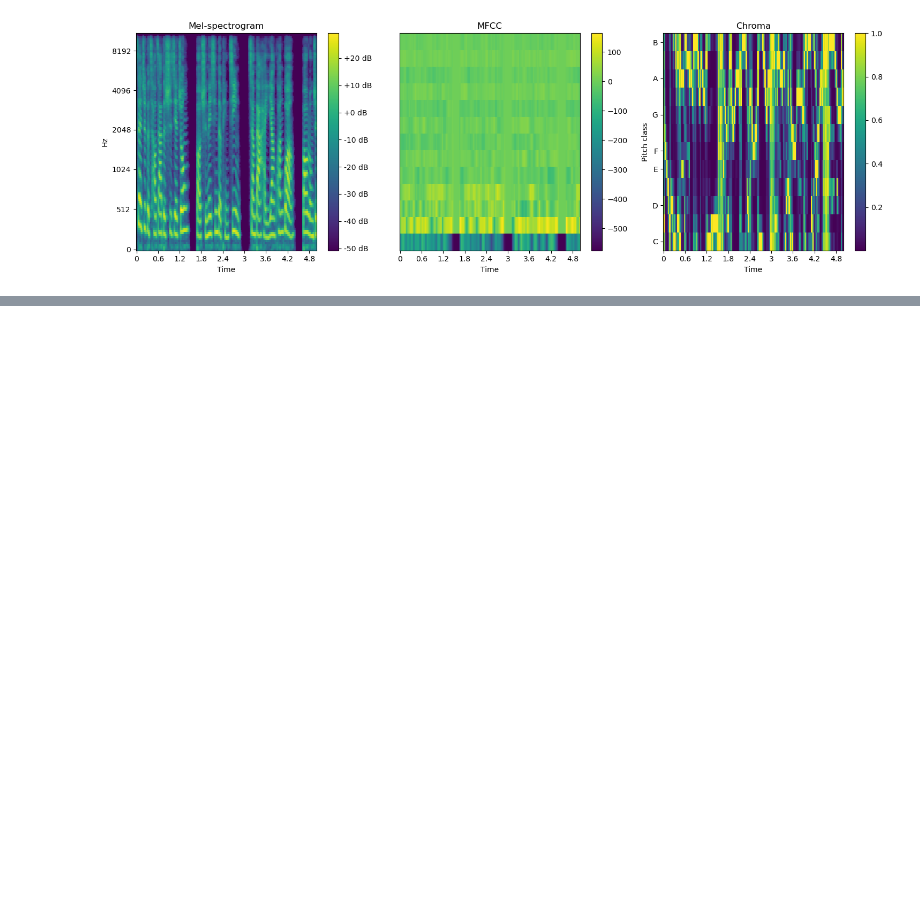
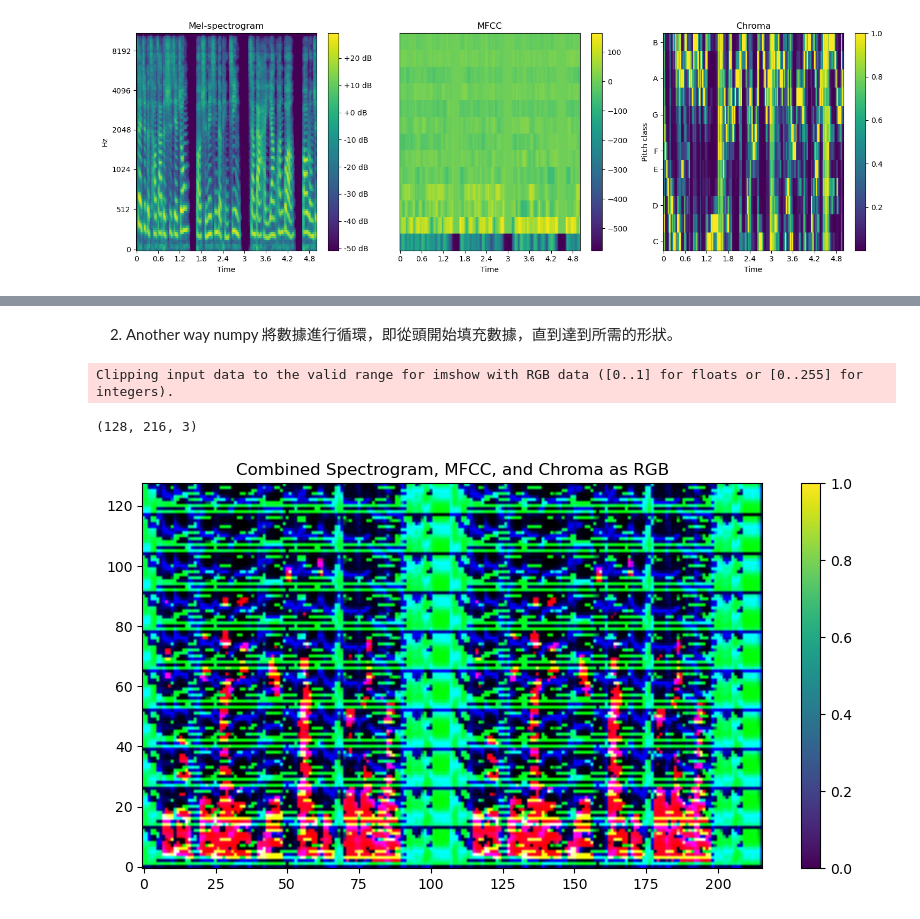
Before and after one commit to AnnTaiwan/Graduate-Project, a Jupyter notebook: feature_extraction_src/experiment_feature_extraction.ipynb, the cells around one changed output, grey strips where cells are left out. Drawn from its saved outputs; the diff is of its cells as text; code cells hidden in the pictures; blank space fills up the shorter version.

```diff
--- a/feature_extraction_src/experiment_feature_extraction.ipynb
+++ b/feature_extraction_src/experiment_feature_extraction.ipynb
@@ -174,0 +267,20 @@ plot_melspec_mfcc_chroma(spec, mfcc, chroma)
+# %% [markdown]
+2. Another way numpy 將數據進行循環，即從頭開始填充數據，直到達到所需的形狀。
+# %%
+mfcc_pad = np.pad(mfcc, ((0, 128 - 13), (0, 0)), mode='wrap')
+chroma_pad = np.pad(chroma, ((0, 128 - 12), (0, 0)), mode='wrap')
+
+stacked_array = np.stack((spec, mfcc_pad, chroma_pad), axis=2)
+
+print(stacked_array.shape)  # 輸出形狀 (128, 100, 3)
+
+# Plot the stacked array
+plt.figure(figsize=(10, 5))
+plt.imshow(stacked_array, aspect='auto', origin='lower')
+plt.colorbar()
+plt.title('Combined Spectrogram, MFCC, and Chroma as RGB')
+plt.show()
+# %% [output]
+Clipping input data to the valid range for imshow with RGB data ([0..1] for floats or [0..255] for integers).
+(128, 216, 3)
+[figure, added]
```
Also changed, not shown: parts of 13 cells of this notebook, 2 other files.
